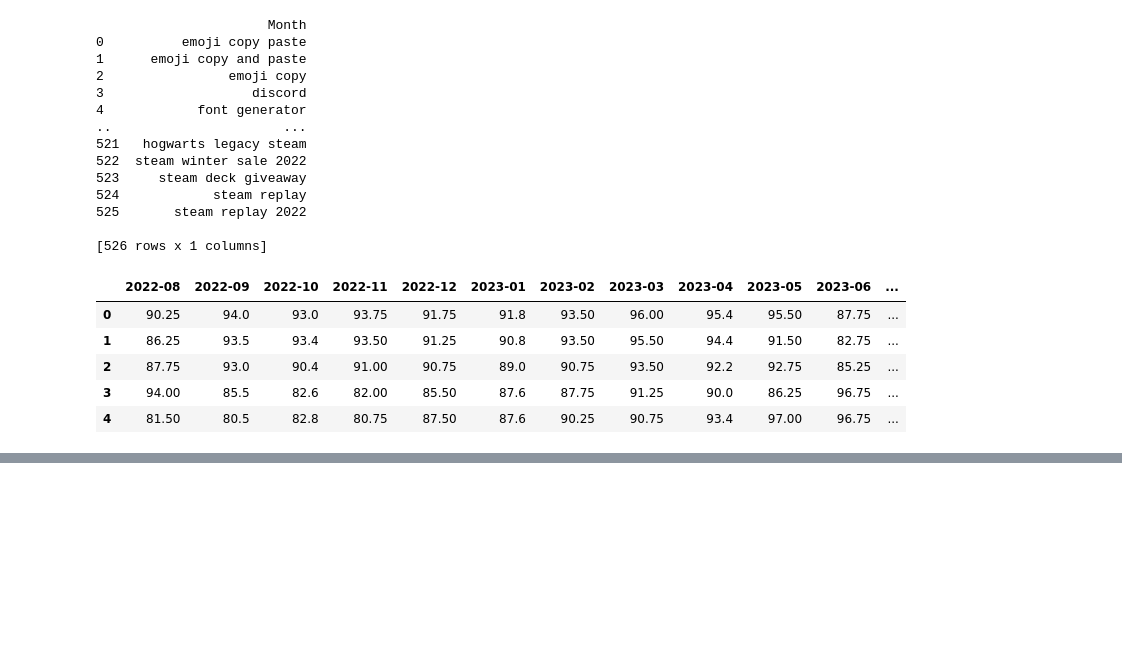
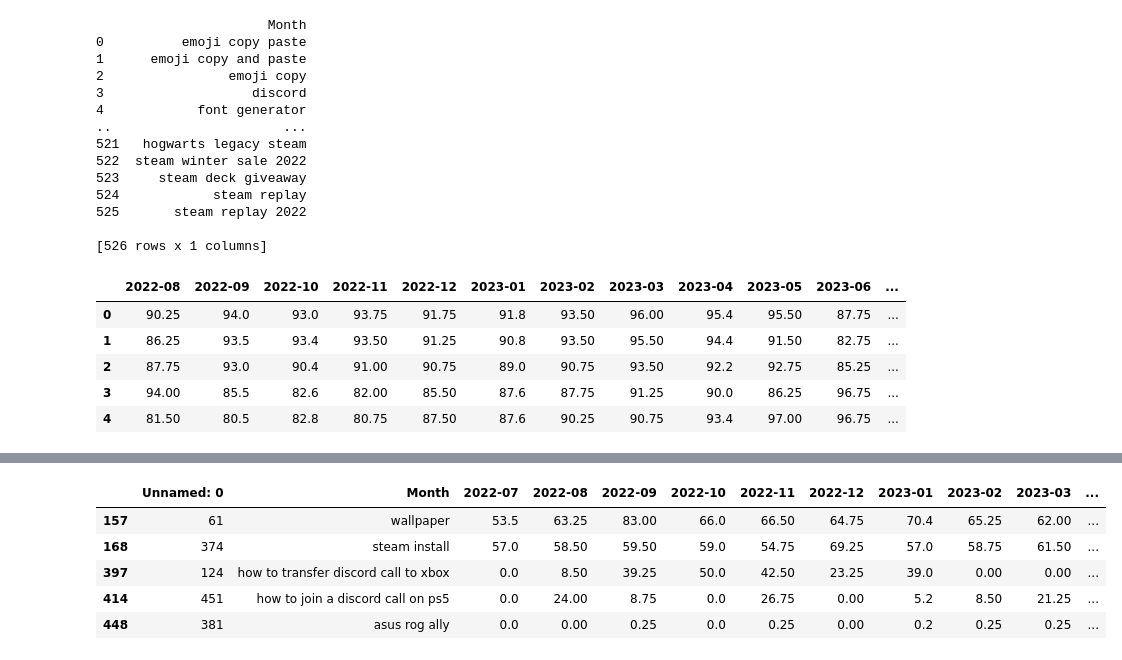
Before and after one commit to gupta-aayushkr/Keyword-Analysis, a Jupyter notebook: main2.ipynb, the cells around one changed output, grey strips where cells are left out. Drawn from its saved outputs; the diff is of its cells as text; code cells hidden in the pictures; blank space fills up the shorter version.

Commit message:
single frontend done

```diff
--- a/main2.ipynb
+++ b/main2.ipynb
@@ -191,0 +174,41 @@ for i in arr_6M:
+# %%
+import pandas as pd
+from collections import Counter
+import re
+from nltk.util import ngrams
+import nltk
+nltk.download('punkt')  # Download necessary data for nltk
+
+# Load the CSV data into a DataFrame
+df = pd.read_csv("Discord-Analysis.csv")
+
+# Extract the keywords from the "Month" column
+keywords = df['Month']
+
+# Combine all keywords into a single string
+all_keywords = ' '.join(keywords)
+
+# Split the combined keywords into individual words
+words = re.findall(r'\w+', all_keywords)
+
+# Convert all words to lowercase for consistency
+words = [word.lower() for word in words]
+
+# Count the frequency of each word
+word_counts = Counter(words)
+
+# Create bigrams from the list of words
+bigrams = list(ngrams(words, 2))
+
+# Count the frequency of each bigram
+bigram_counts = Counter(bigrams)
+
+# Display the frequency of each word
+print("Individual Words:")
+for word, count in word_counts.items():
+    print(f"{word}: {count}")
+
+# Display the frequency of each bigram
+print("\nBigrams:")
+for bigram, count in bigram_counts.items():
+    print(f"{' '.join(bigram)}: {count}")
@@ -191,0 +640,9 @@ for i in arr_6M:
+# %%
+df.head()
+# %% [output]
+|  | Unnamed: 0 | Month | 2022-07 | 2022-08 | 2022-09 | 2022-10 | 2022-11 | 2022-12 | 2023-01 | 2023-02 | 2023-03 | ... |
+| 157 | 61 | wallpaper | 53.5 | 63.25 | 83.00 | 66.0 | 66.50 | 64.75 | 70.4 | 65.25 | 62.00 | ... |
+| 168 | 374 | steam install | 57.0 | 58.50 | 59.50 | 59.0 | 54.75 | 69.25 | 57.0 | 58.75 | 61.50 | ... |
+| 397 | 124 | how to transfer discord call to xbox | 0.0 | 8.50 | 39.25 | 50.0 | 42.50 | 23.25 | 39.0 | 0.00 | 0.00 | ... |
+| 414 | 451 | how to join a discord call on ps5 | 0.0 | 24.00 | 8.75 | 0.0 | 26.75 | 0.00 | 5.2 | 8.50 | 21.25 | ... |
+| 448 | 381 | asus rog ally | 0.0 | 0.00 | 0.25 | 0.0 | 0.25 | 0.00 | 0.2 | 0.25 | 0.25 | ... |
```
Also changed, not shown: parts of 24 cells of this notebook, 3 other files.
